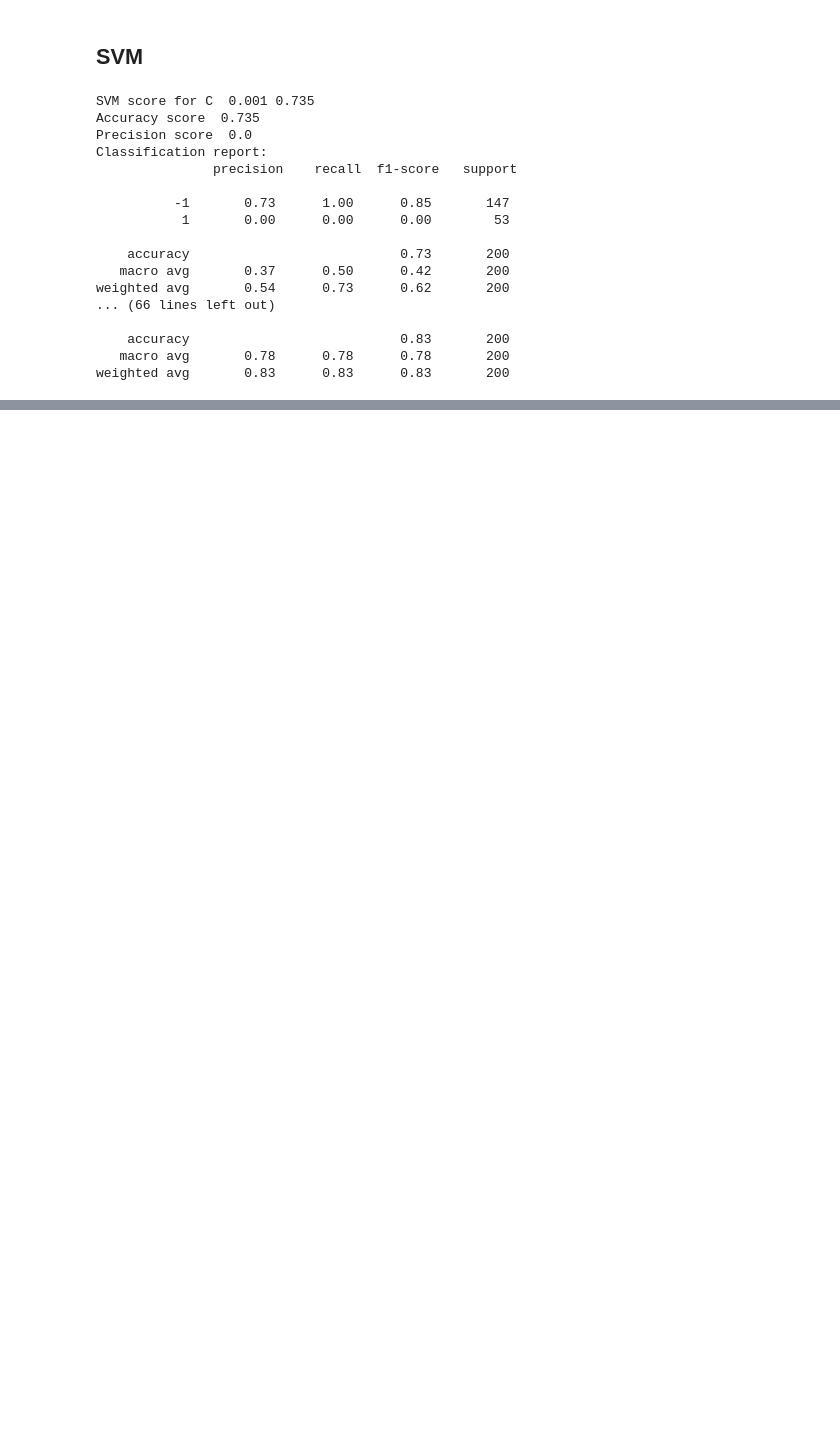
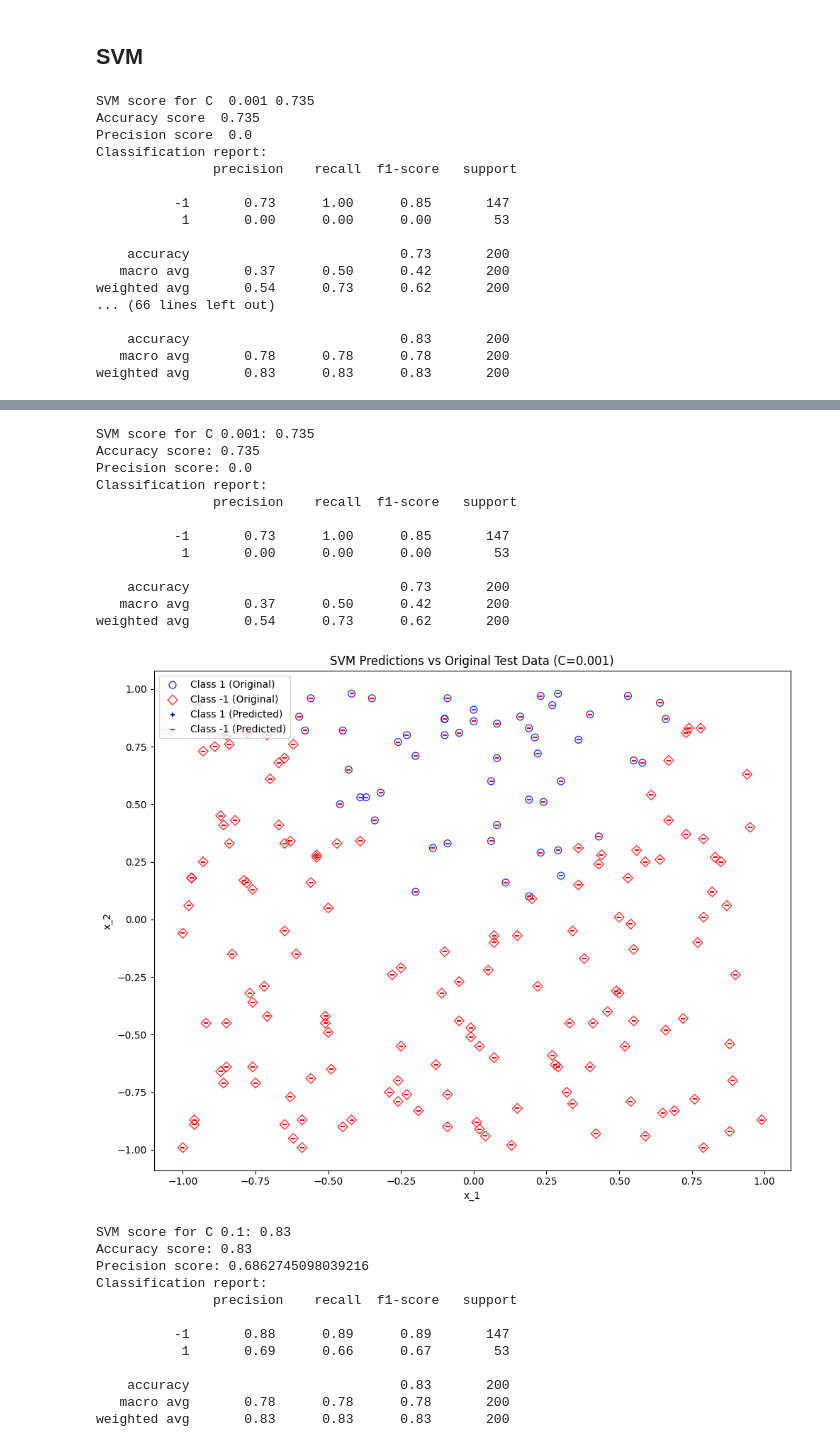
Before and after one commit to jariel17/classification_model_example, a Jupyter notebook: S2_Tarea.ipynb, the cells around one changed output, grey strips where cells are left out. Saved outputs shown, nothing was run; the diff lists cells and outputs as text; code cells hidden in the pictures; blank space fills up the shorter version.

```diff
--- a/S2_Tarea.ipynb
+++ b/S2_Tarea.ipynb
@@ -221,0 +357,67 @@ weighted avg       0.83      0.83      0.83       200
+# %%
+for value in c_val:
+    svm_model = LinearSVC(max_iter=11000, C=value)
+    svm_model.fit(x_train, y_train)
+
+    svm_predictions = svm_model.predict(x_test)
+    svm_score = svm_model.score(x_test, y_test)
+
+    acc = accuracy_score(y_test, svm_predictions)
+    prec = precision_score(y_test, svm_predictions)
+    report = classification_report(y_test, svm_predictions)
+    print(f'\nSVM score for C {value}: {svm_score}')
+    print(f'Accuracy score: {acc}')
+    print(f'Precision score: {prec}')
+    print('Classification report:\n', report)
+
+    # Visualization of test data and predictions overlapped
+    plt.figure(figsize=(10, 8))
+    plt.style.use('default')
+
+    # Assuming x_test has two features. If not, you might need to adjust this part.
+    X1_test, X2_test = x_test[:, 0], x_test[:, 1]
+
+    # Plot original test data
+    plt.scatter(X1_test[y_test == 1], X2_test[y_test == 1],
+                c='none', edgecolor='blue', marker='o', s=50, label='Class 1 (Original)', alpha=0.8)
+    plt.scatter(X1_test[y_test == -1], X2_test[y_test == -1],
+                c='none', edgecolor='red', marker='D', s=50, label='Class -1 (Original)', alpha=0.8)
+
+    # Plot predictions
+    plt.scatter(X1_test[svm_predictions == 1], X2_test[svm_predictions == 1],
+                c='blue', marker='+', s=25, label='Class 1 (Predicted)')
+    plt.scatter(X1_test[svm_predictions == -1], X2_test[svm_predictions == -1],
+                c='red', marker='_', s=25, label='Class -1 (Predicted)')
+
+    plt.title(f'SVM Predictions vs Original Test Data (C={value})')
+    plt.xlabel('x_1')
+    plt.ylabel('x_2')
+    plt.legend()
+    plt.tight_layout()
+    plt.show()
+# %% [output]
+SVM score for C 0.001: 0.735
+Accuracy score: 0.735
+Precision score: 0.0
+Classification report:
+               precision    recall  f1-score   support
+
+          -1       0.73      1.00      0.85       147
+           1       0.00      0.00      0.00        53
+
+    accuracy                           0.73       200
+   macro avg       0.37      0.50      0.42       200
+weighted avg       0.54      0.73      0.62       200
+[figure, added]
+SVM score for C 0.1: 0.83
+Accuracy score: 0.83
+Precision score: 0.6862745098039216
+Classification report:
+               precision    recall  f1-score   support
+
+          -1       0.88      0.89      0.89       147
+           1       0.69      0.66      0.67        53
+
+    accuracy                           0.83       200
+   macro avg       0.78      0.78      0.78       200
+weighted avg       0.83      0.83      0.83       200
```
Also changed, not shown: parts of 5 cells of this notebook.
